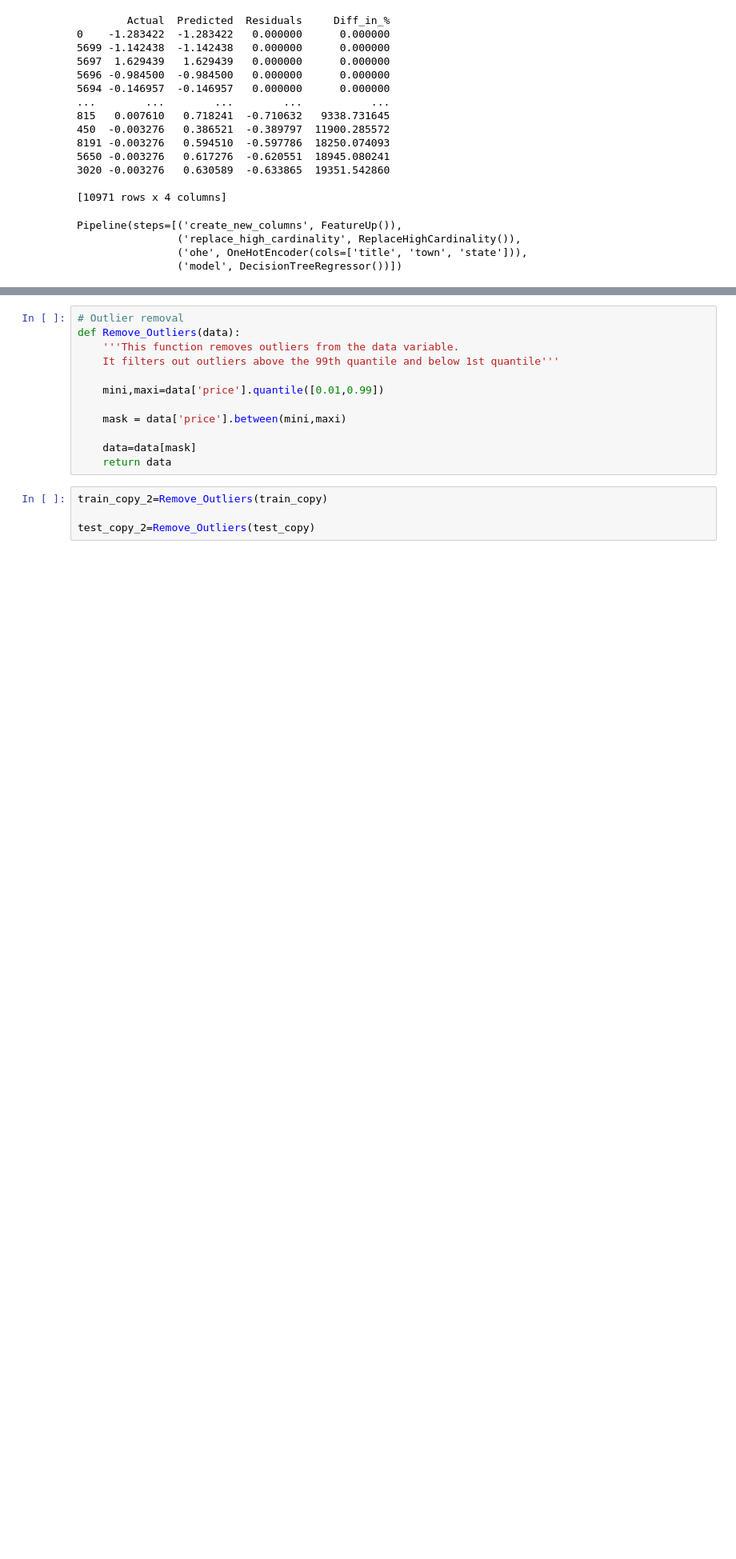
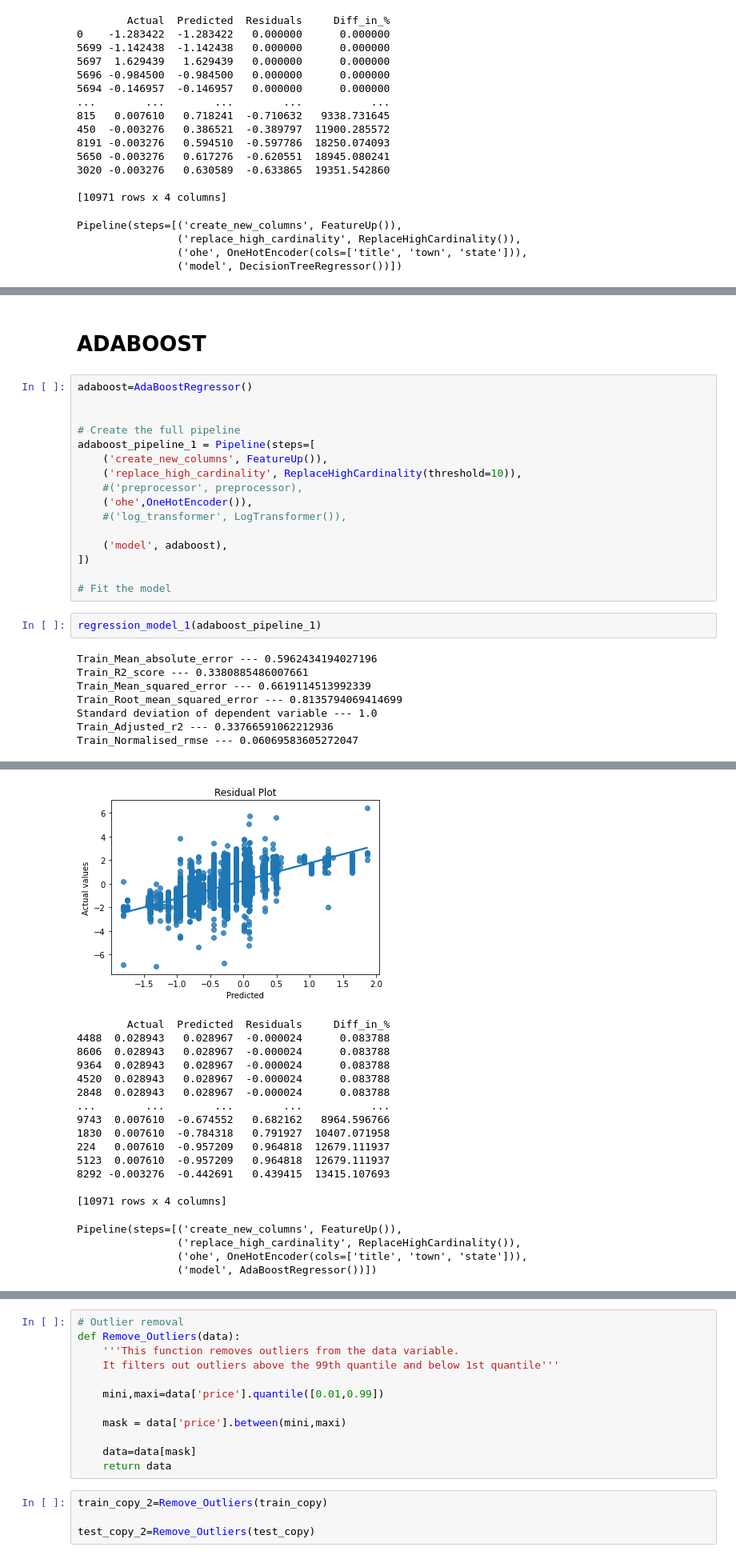
Before and after one commit to NeonStone7/Nigerian_house_price_prediction, a Jupyter notebook: Project_Nigerian_House_Price_Prediction.ipynb, the cells around one changed output, grey strips where cells are left out. Shown at 80% size. Saved outputs shown, nothing was run; the diff lists cells and outputs as text; blank space fills up the shorter version.

```diff
--- a/Project_Nigerian_House_Price_Prediction.ipynb
+++ b/Project_Nigerian_House_Price_Prediction.ipynb
@@ -989,0 +1048,28 @@ test_copy=test.copy()
+# %% [markdown]
+# ADABOOST
+# %%
+adaboost=AdaBoostRegressor()
+
+
+# Create the full pipeline
+adaboost_pipeline_1 = Pipeline(steps=[
+    ('create_new_columns', FeatureUp()),
+    ('replace_high_cardinality', ReplaceHighCardinality(threshold=10)),
+    #('preprocessor', preprocessor),
+    ('ohe',OneHotEncoder()),
+    #('log_transformer', LogTransformer()),
+
+    ('model', adaboost),
+])
+
+# Fit the model
+# %%
+regression_model_1(adaboost_pipeline_1)
+# %% [output]
+Train_Mean_absolute_error --- 0.5962434194027196
+Train_R2_score --- 0.3380885486007661
+Train_Mean_squared_error --- 0.6619114513992339
+Train_Root_mean_squared_error --- 0.8135794069414699
+Standard deviation of dependent variable --- 1.0
+Train_Adjusted_r2 --- 0.33766591062212936
+Train_Normalised_rmse --- 0.06069583605272047
@@ -989,0 +1080,19 @@ test_copy=test.copy()
+[figure, added]
+        Actual  Predicted  Residuals     Diff_in_%
+4488  0.028943   0.028967  -0.000024      0.083788
+8606  0.028943   0.028967  -0.000024      0.083788
+9364  0.028943   0.028967  -0.000024      0.083788
+4520  0.028943   0.028967  -0.000024      0.083788
+2848  0.028943   0.028967  -0.000024      0.083788
+...        ...        ...        ...           ...
+9743  0.007610  -0.674552   0.682162   8964.596766
+1830  0.007610  -0.784318   0.791927  10407.071958
+224   0.007610  -0.957209   0.964818  12679.111937
+5123  0.007610  -0.957209   0.964818  12679.111937
+8292 -0.003276  -0.442691   0.439415  13415.107693
+
+[10971 rows x 4 columns]
+Pipeline(steps=[('create_new_columns', FeatureUp()),
+                ('replace_high_cardinality', ReplaceHighCardinality()),
+                ('ohe', OneHotEncoder(cols=['title', 'town', 'state'])),
+                ('model', AdaBoostRegressor())])
```
Also changed, not shown: parts of 129 cells of this notebook.
